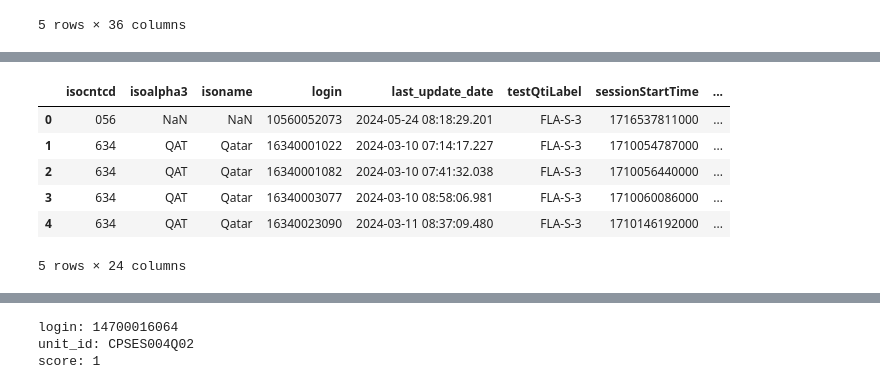
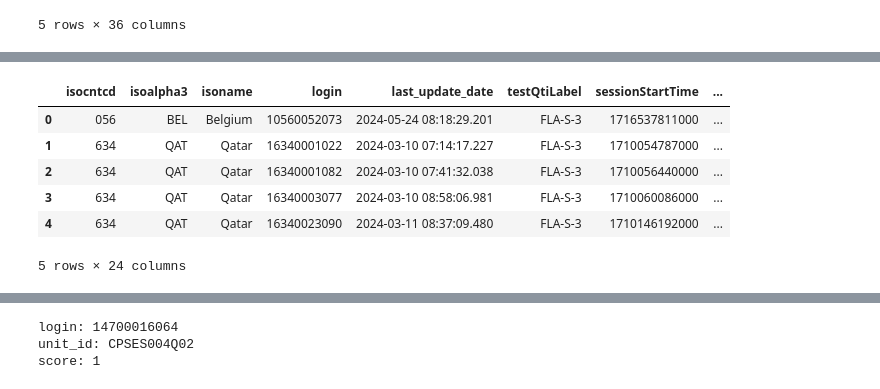
Before and after one commit to leonhead-acer/pisa2025-api-etl, a Jupyter notebook: Getting_started_with_Data_Extraction.ipynb, the cells around one changed output, grey strips where cells are left out. Cells and saved outputs as stored; diff of their text form; code cells hidden in the pictures.

```diff
--- a/Getting_started_with_Data_Extraction.ipynb
+++ b/Getting_started_with_Data_Extraction.ipynb
@@ -618,8 +618,10 @@ for k, v in ent_df.items():
 # %%
 import psycopg2
 import psycopg2.extras
+from psycopg2.extras import RealDictCursor
 from etl.create_table import *
 from etl.psycopg2_database_helper import *
+from etl.sql_queries import *
 
 params = {
   'host': '10.3.5.186',
@@ -637,6 +639,9 @@ conn = get_postgres_connection(
   port = params['port']
 )
 
+con = psycopg2.connect(f"dbname={params['database']} user={params['user']} host={params['host']} port = {params['port']} password = {params['password']}",cursor_factory=RealDictCursor)
+cur = con.cursor()
+
 cursor = conn.cursor()
 conn.autocommit = True
 # %%
@@ -1113,8 +1120,11 @@ fetch_query = f"""
 # %%
 import pandas as pd
-import pandas.io.sql as sqlio
+# import pandas.io.sql as sqlio
 
-df = sqlio.read_sql_query(fetch_query,conn)
+cur.execute(fetch_query)
+
+df = pd.DataFrame.from_records(cur.fetchall())
+# df = sqlio.read_sql_query(fetch_query,conn)
 
 df.head()
 # %% [output]
@@ -1126,16 +1136,26 @@ df.head()
 | 4 | 438948 | 46010004361#c558df35e879#628d87cd... | c558df35e879 | 2024-03-10 07:06:36.868 | 16340001064 | FLA-S-2 | FLA-S-2 (en-ZZ) | ... |
 # %%
 nc_dat = pd.read_excel('./data/NCcodes.xlsx').astype({'isocntcd': str})
+nc_dat['isocntcd'] = nc_dat['isocntcd'].apply(lambda x: x.zfill(3))
+nc_dat = nc_dat.loc[:,['isocntcd','isoalpha3','isoname']].drop_duplicates(subset = ['isocntcd'],keep = 'first')
 
 json_dat = pd.json_normalize(df['raw_data'],max_level = 0)
 
-tmp = pd.concat([df.drop(['raw_data'],axis = 1).assign(isocntcd=lambda x: x['login'].str.slice(1,4)),json_dat.drop(['login','last_update_date'],axis = 1)],axis = 1)
+# tmp = pd.concat([df.drop(['raw_data'],axis = 1).assign(isocntcd=lambda x: x['login'].str.slice(1,4)),json_dat.drop(['login','last_update_date'],axis = 1)],axis = 1)
 
-df1 = pd.merge(
-    tmp,
-    nc_dat.loc[:,['isocntcd','isoalpha3','isoname']],
-    how = 'left',
-    on = 'isocntcd'
+df1 = (
+    df
+    .drop(columns = ['raw_data']).join(
+        json_dat.drop(['login','last_update_date'],axis = 1)
+    )
+    .assign(
+        isocntcd=lambda x: x['login'].str.slice(1,4)
+    )
+    .merge(
+        nc_dat.loc[:,['isocntcd','isoalpha3','isoname']],
+        how = 'left',
+        on = 'isocntcd'
+    )
 )
 
 # del tmp
@@ -1187,30 +1207,28 @@ df3.head()
 # %%
 if(domain == 'FLA'):
     rename_dict = {
         'qtiId': 'unit_id',
         'test_qti_id': 'testQtiLabel',
-        'score': 'db_score_code',
         'completionStatus': 'item_completionStatus'
     }
 elif(domain == 'SCI'):
     rename_dict = {
         'test_qti_id': 'testQtiLabel',
-        'score': 'db_score_code',
         'completionStatus': 'item_completionStatus'
     }
 
 df4 = df3.join(
     pd.json_normalize(df3['value'],max_level = 0).set_index(df3.index)
 ).drop('value',axis = 'columns').rename(
     columns = rename_dict
 )
 
 # del df3
 # gc.collect()
 df4.head()
 # %% [output]
 |  | isocntcd | isoalpha3 | isoname | login | last_update_date | testQtiLabel | sessionStartTime | ... |
-| 0 | 056 | NaN | NaN | 10560052073 | 2024-05-24 08:18:29.201 | FLA-S-3 | 1716537811000 | ... |
+| 0 | 056 | BEL | Belgium | 10560052073 | 2024-05-24 08:18:29.201 | FLA-S-3 | 1716537811000 | ... |
 | 1 | 634 | QAT | Qatar | 16340001022 | 2024-03-10 07:14:17.227 | FLA-S-3 | 1710054787000 | ... |
 | 2 | 634 | QAT | Qatar | 16340001082 | 2024-03-10 07:41:32.038 | FLA-S-3 | 1710056440000 | ... |
 | 3 | 634 | QAT | Qatar | 16340003077 | 2024-03-10 08:58:06.981 | FLA-S-3 | 1710060086000 | ... |
```
Also changed, not shown: parts of 22 cells of this notebook.
